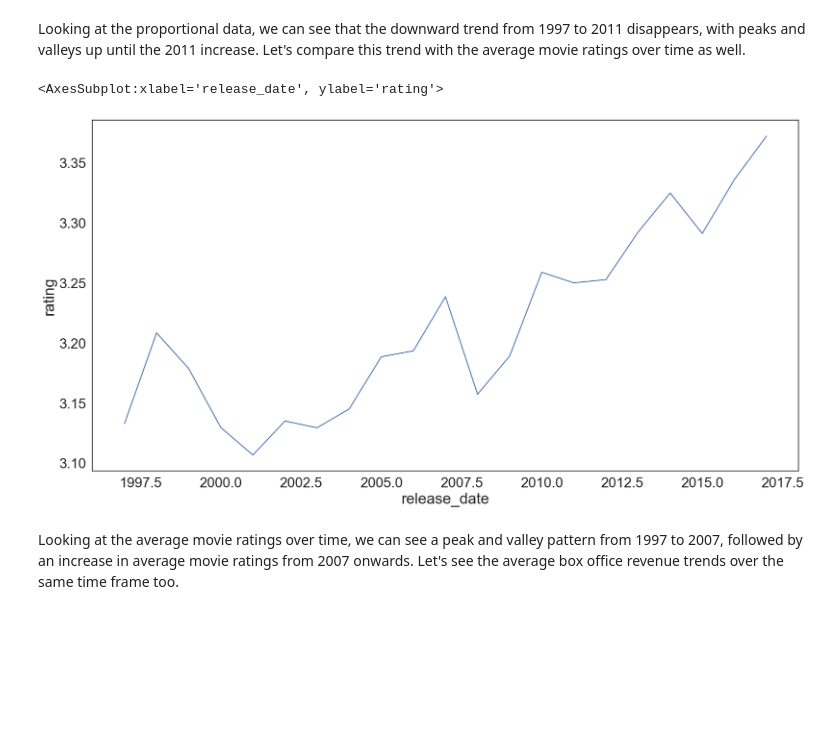
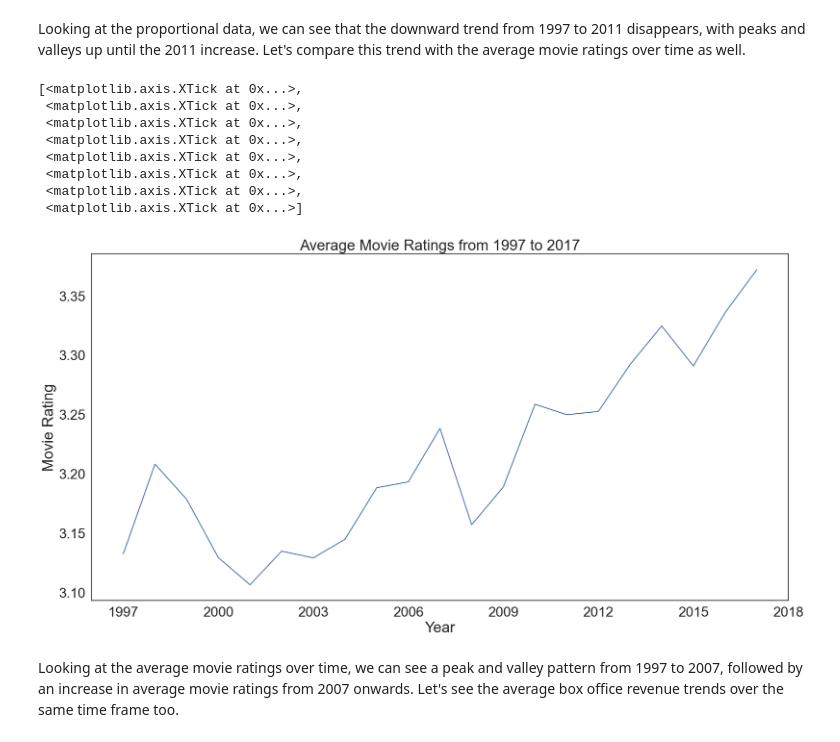
Before and after one commit to ima-quack/COGS108_ProfanityResearch, a Jupyter notebook: EDACheckpointGroup_039-Wi23.ipynb, the cells around one changed output. Drawn from its saved outputs; the diff is of its cells as text; code cells hidden in the pictures; blank space fills up the shorter version.

```diff
--- a/EDACheckpointGroup_039-Wi23.ipynb
+++ b/EDACheckpointGroup_039-Wi23.ipynb
@@ -223,14 +223,21 @@ ax.set_xticks(xy)
 Looking at the proportional data, we can see that the downward trend from 1997 to 2011 disappears, with peaks and valleys up until the 2011 increase. Let's compare this trend with the average movie ratings over time as well.
 # %%
 ratingsCountsMean = pd.DataFrame(dfTotal.groupby('release_date').mean()['rating'])
-sns.lineplot(data = ratingsCountsMean, x = "release_date", y = "rating")
+ax = sns.lineplot(data = ratingsCountsMean, x = "release_date", y = "rating")
 ax.set(title = "Average Movie Ratings from 1997 to 2017",
        ylabel = "Movie Rating",
        xlabel = "Year")
 ax.set_xticks(xy)
 # %% [output]
-<AxesSubplot:xlabel='release_date', ylabel='rating'>
+[<matplotlib.axis.XTick at 0x...>,
+ <matplotlib.axis.XTick at 0x...>,
+ <matplotlib.axis.XTick at 0x...>,
+ <matplotlib.axis.XTick at 0x...>,
+ <matplotlib.axis.XTick at 0x...>,
+ <matplotlib.axis.XTick at 0x...>,
+ <matplotlib.axis.XTick at 0x...>,
+ <matplotlib.axis.XTick at 0x...>]
-[figure, old version]
+[figure, new version]
 # %% [markdown]
 Looking at the average movie ratings over time, we can see a peak and valley pattern from 1997 to 2007, followed by an increase in average movie ratings from 2007 onwards. Let's see the average box office revenue trends over the same time frame too.
 # %%
```
Also changed, not shown: parts of 4 cells of this notebook.
